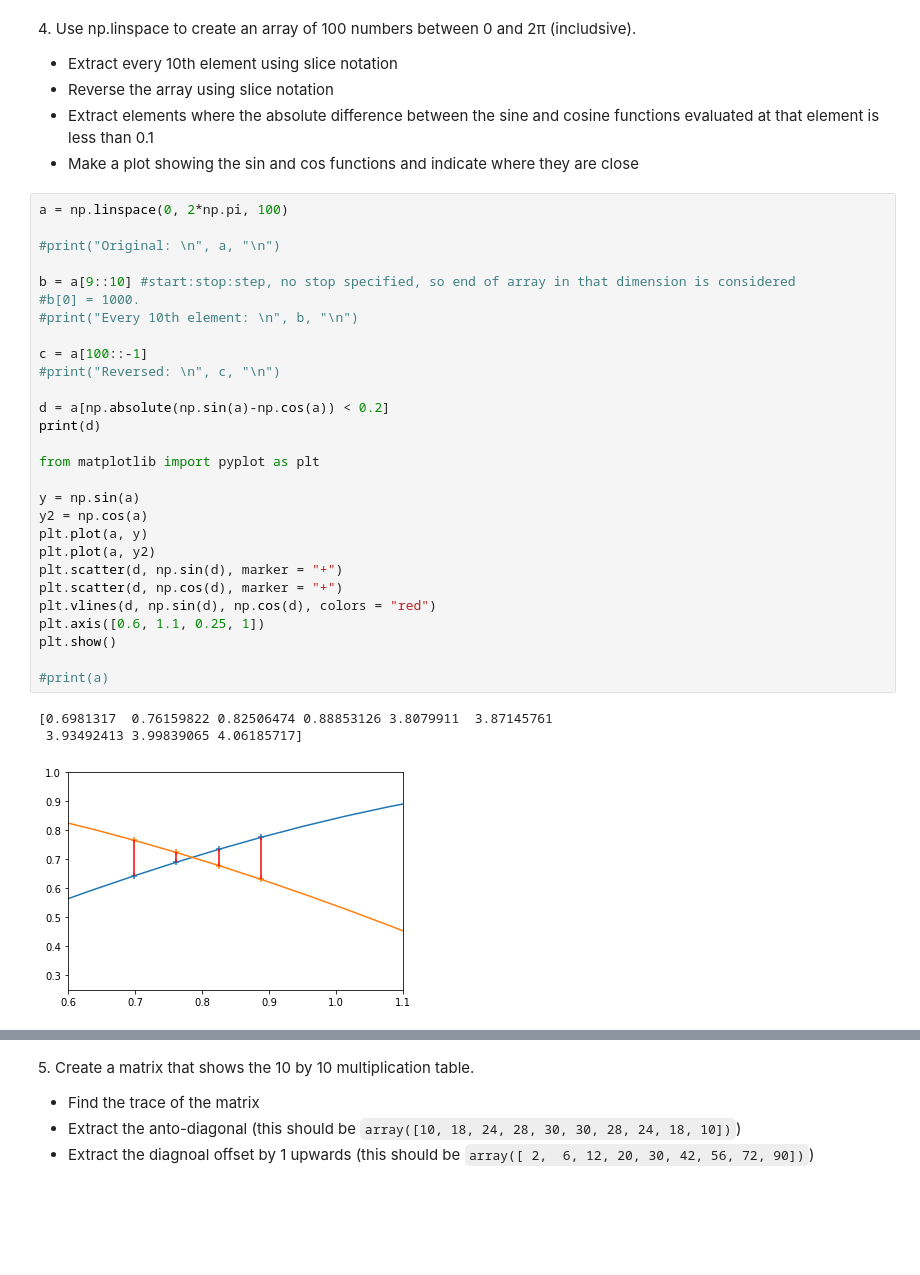
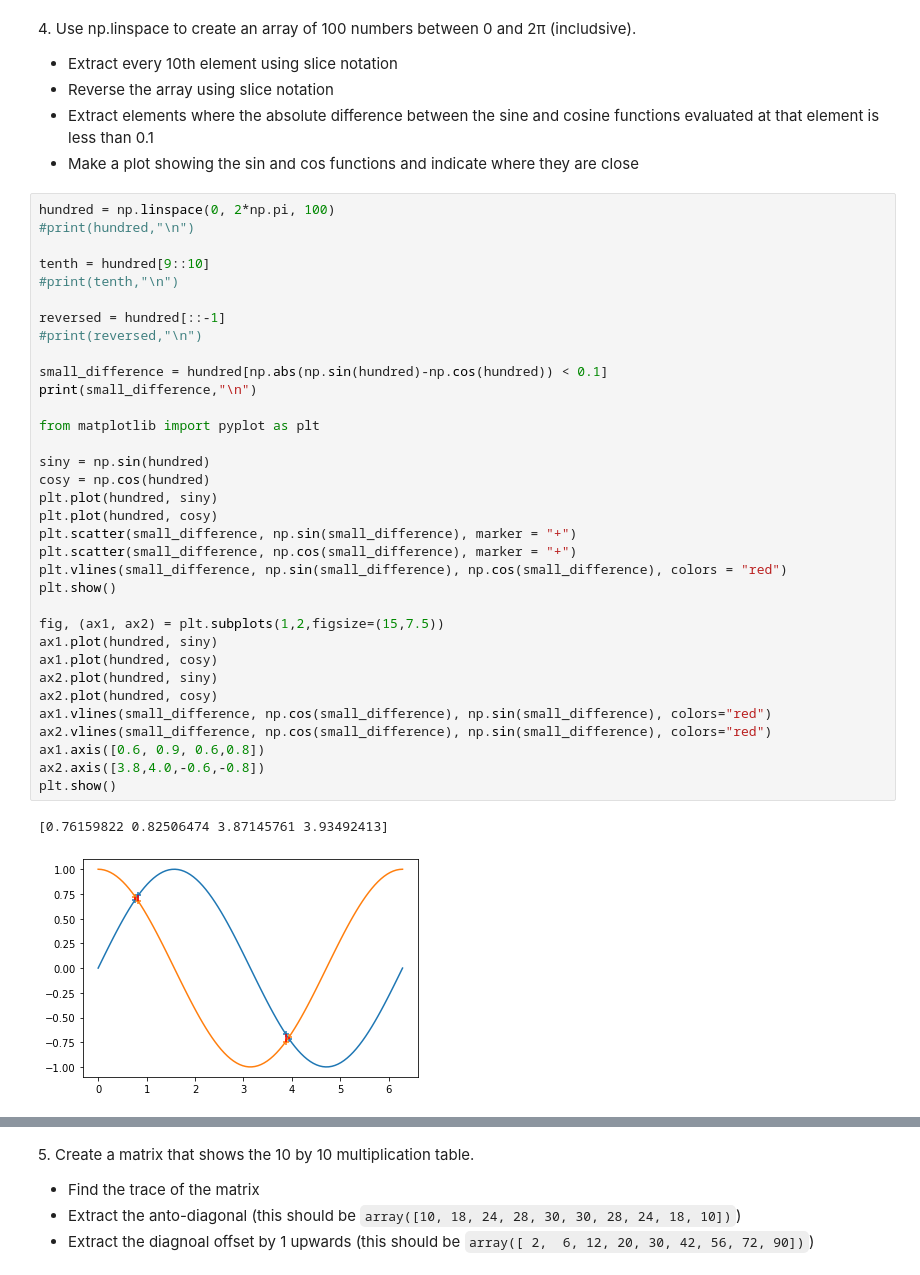
Before and after one commit to LeonMengoni/LaboratoryOfComputationalPhysics_Y5, a Jupyter notebook: 04ex_Numpy.ipynb, the cells around one changed output, grey strips where cells are left out. Cells and saved outputs as stored; diff of their text form; blank space fills up the shorter version.

```diff
--- a/04ex_Numpy.ipynb
+++ b/04ex_Numpy.ipynb
@@ -105,35 +124,40 @@ print(b)
   * Reverse the array using slice notation
   * Extract elements where the absolute difference between the sine and cosine functions evaluated at that element is less than 0.1
   * Make a plot showing the sin and cos functions and indicate where they are close
-# %%
-a = np.linspace(0, 2*np.pi, 100)
-
-#print("Original: \n", a, "\n")
-
-b = a[9::10] #start:stop:step, no stop specified, so end of array in that dimension is considered
-#b[0] = 1000.
-#print("Every 10th element: \n", b, "\n")
-
-c = a[100::-1]
-#print("Reversed: \n", c, "\n")
-
-d = a[np.absolute(np.sin(a)-np.cos(a)) < 0.2]
-print(d)
-
-from matplotlib import pyplot as plt
-
-y = np.sin(a)
-y2 = np.cos(a)
-plt.plot(a, y)
-plt.plot(a, y2)
-plt.scatter(d, np.sin(d), marker = "+")
-plt.scatter(d, np.cos(d), marker = "+")
-plt.vlines(d, np.sin(d), np.cos(d), colors = "red")
-plt.axis([0.6, 1.1, 0.25, 1])
-plt.show()
-
-#print(a)
-# %% [output]
-[0.6981317  0.76159822 0.82506474 0.88853126 3.8079911  3.87145761
- 3.93492413 3.99839065 4.06185717]
-[figure, removed]
+# %%
+hundred = np.linspace(0, 2*np.pi, 100)
+#print(hundred,"\n")
+
+tenth = hundred[9::10]
+#print(tenth,"\n")
+
+reversed = hundred[::-1]
+#print(reversed,"\n")
+
+small_difference = hundred[np.abs(np.sin(hundred)-np.cos(hundred)) < 0.1]
+print(small_difference,"\n")
+
+from matplotlib import pyplot as plt
+
+siny = np.sin(hundred)
+cosy = np.cos(hundred)
+plt.plot(hundred, siny)
+plt.plot(hundred, cosy)
+plt.scatter(small_difference, np.sin(small_difference), marker = "+")
+plt.scatter(small_difference, np.cos(small_difference), marker = "+")
+plt.vlines(small_difference, np.sin(small_difference), np.cos(small_difference), colors = "red")
+plt.show()
+
+fig, (ax1, ax2) = plt.subplots(1,2,figsize=(15,7.5))
+ax1.plot(hundred, siny)
+ax1.plot(hundred, cosy)
+ax2.plot(hundred, siny)
+ax2.plot(hundred, cosy)
+ax1.vlines(small_difference, np.cos(small_difference), np.sin(small_difference), colors="red")
+ax2.vlines(small_difference, np.cos(small_difference), np.sin(small_difference), colors="red")
+ax1.axis([0.6, 0.9, 0.6,0.8])
+ax2.axis([3.8,4.0,-0.6,-0.8])
+plt.show()
+# %% [output]
+[0.76159822 0.82506474 3.87145761 3.93492413]
+[figure, added]
```
Also changed, not shown: parts of 15 cells of this notebook, 35 other files.
